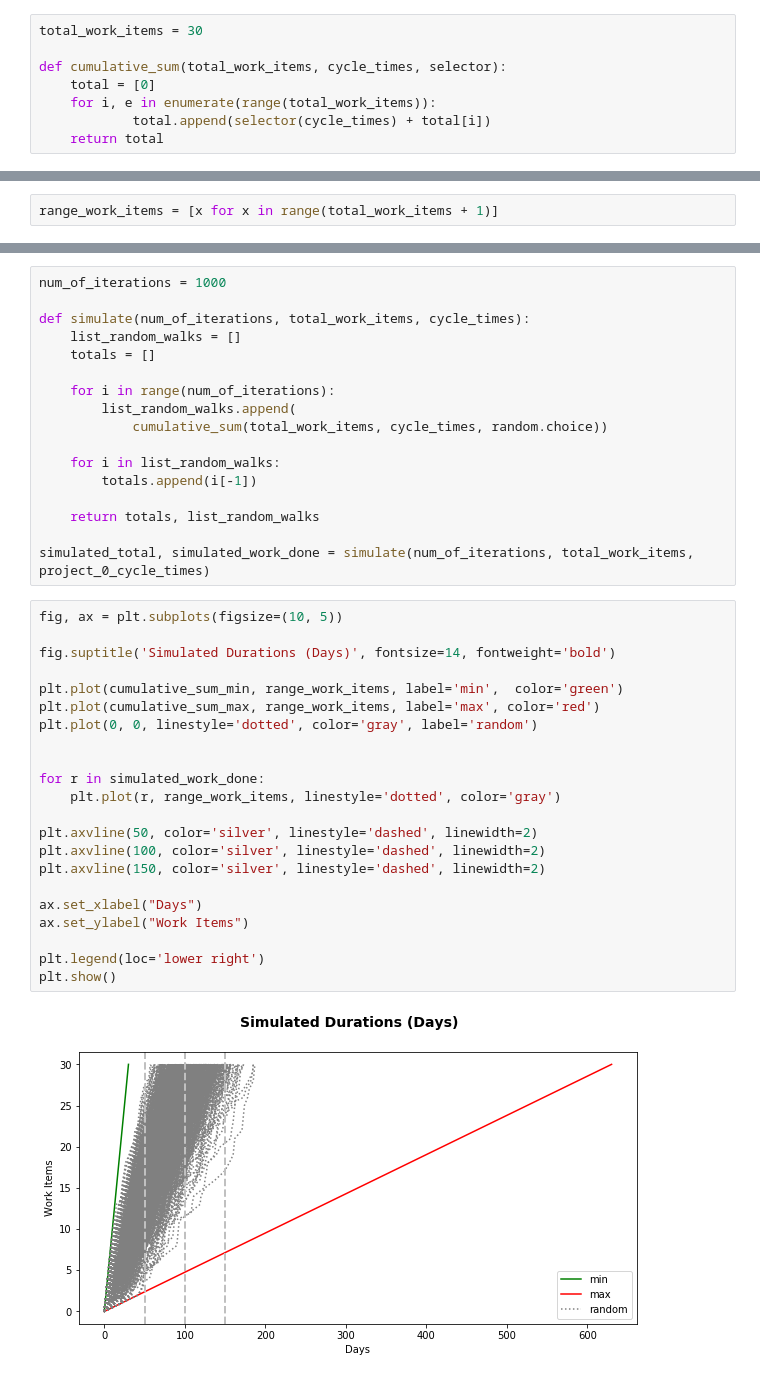
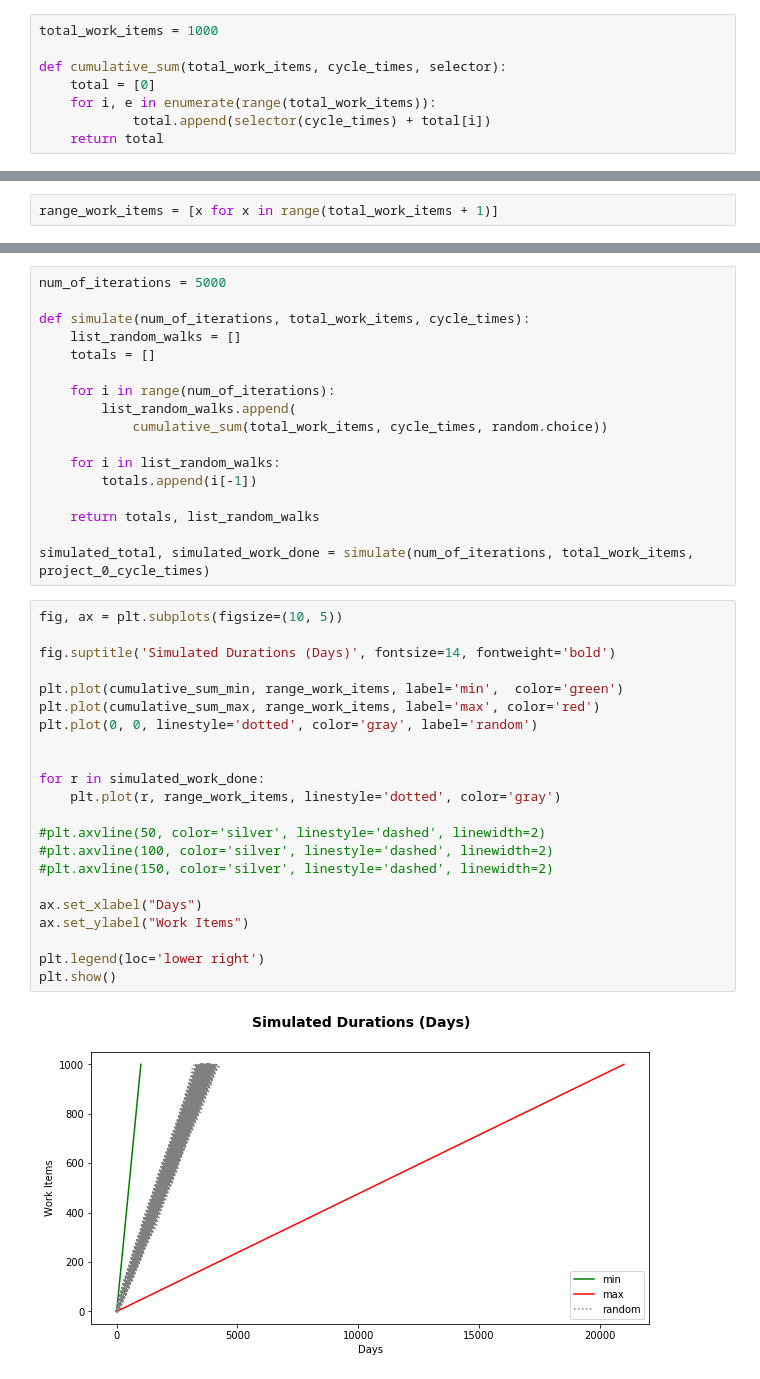
Before and after one commit to rueedlinger/monte-carlo-simulation, a Jupyter notebook: notebooks/forecasting_with_monte_carlo.ipynb, the cells around one changed output, grey strips where cells are left out. Drawn from its saved outputs; the diff is of its cells as text.

```diff
--- a/notebooks/forecasting_with_monte_carlo.ipynb
+++ b/notebooks/forecasting_with_monte_carlo.ipynb
@@ -104,7 +104,7 @@ print(stats.variation(project_1_cycle_times))
 
 Let's simulate when could have we finished the nex 30 work items.
 # %%
-total_work_items = 30
+total_work_items = 1000
 
 def cumulative_sum(total_work_items, cycle_times, selector):
     total = [0]
@@ -154,5 +154,5 @@ plt.show()
 # %%
-num_of_iterations = 1000
+num_of_iterations = 5000
 
 def simulate(num_of_iterations, total_work_items, cycle_times):
     list_random_walks = []
@@ -171,27 +171,27 @@ simulated_total, simulated_work_done = simulate(num_of_iterations, total_work_it
 # %%
 fig, ax = plt.subplots(figsize=(10, 5))
 
 fig.suptitle('Simulated Durations (Days)', fontsize=14, fontweight='bold')
 
 plt.plot(cumulative_sum_min, range_work_items, label='min',  color='green')
 plt.plot(cumulative_sum_max, range_work_items, label='max', color='red')
 plt.plot(0, 0, linestyle='dotted', color='gray', label='random')
 
 
 for r in simulated_work_done:
     plt.plot(r, range_work_items, linestyle='dotted', color='gray')
 
-plt.axvline(50, color='silver', linestyle='dashed', linewidth=2)
-plt.axvline(100, color='silver', linestyle='dashed', linewidth=2)
-plt.axvline(150, color='silver', linestyle='dashed', linewidth=2)
+#plt.axvline(50, color='silver', linestyle='dashed', linewidth=2)
+#plt.axvline(100, color='silver', linestyle='dashed', linewidth=2)
+#plt.axvline(150, color='silver', linestyle='dashed', linewidth=2)
 
 ax.set_xlabel("Days")
 ax.set_ylabel("Work Items")
 
 plt.legend(loc='lower right')
 plt.show()
 # %% [output]
-[figure, old version]
+[figure, new version]
 # %%
 fig, ax = plt.subplots(figsize=(10, 5))
 fig.suptitle('Histogram Simulated Durations (Days)', fontsize=14, fontweight='bold')
```
Also changed, not shown: parts of 6 cells of this notebook.
